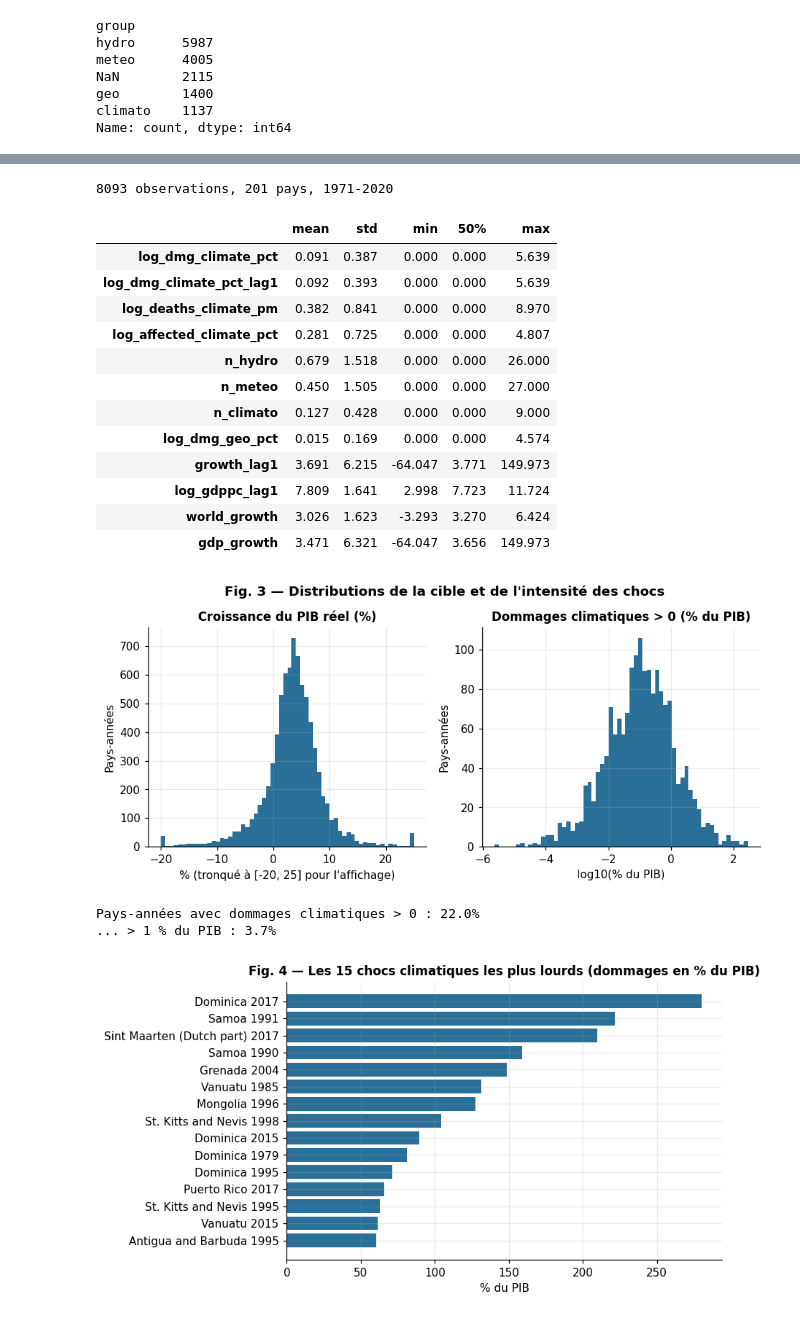
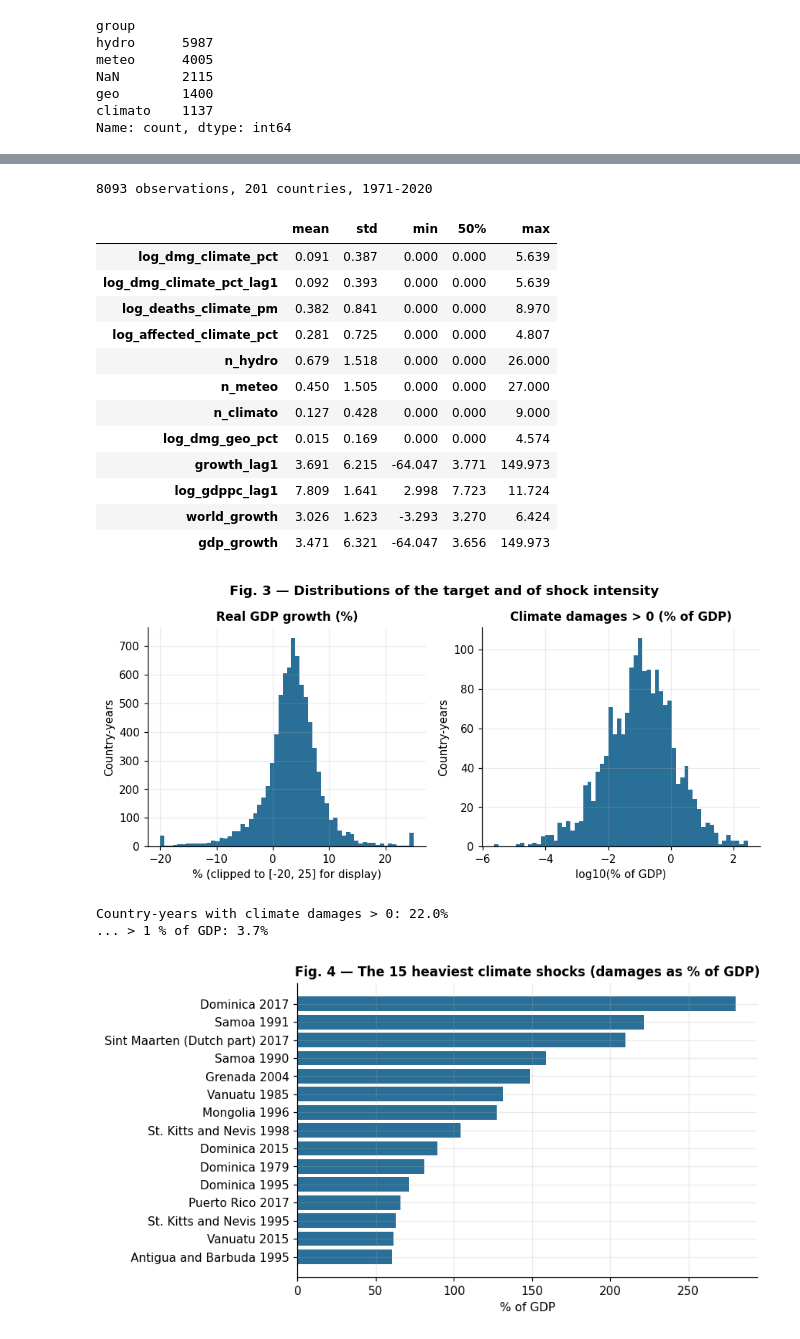
Before and after one commit to HenryFalko/final-project-math, a Jupyter notebook: notebooks/01_exploration_preparation.ipynb, the cells around one changed output, grey strips where cells are left out. Cells and saved outputs as stored; diff of their text form; code cells hidden in the pictures.

```diff
--- a/notebooks/01_exploration_preparation.ipynb
+++ b/notebooks/01_exploration_preparation.ipynb
@@ -103,10 +103,10 @@ Seules ~30-40 % des catastrophes ont un montant de dommages renseigné. **Traite
 panel = dp.build_panel()
 os.makedirs("../data/processed", exist_ok=True)
 panel.to_csv("../data/processed/panel.csv", index=False)
-print(f"{len(panel)} observations, {panel.ISO.nunique()} pays, {panel.year.min()}-{panel.year.max()}")
+print(f"{len(panel)} observations, {panel.ISO.nunique()} countries, {panel.year.min()}-{panel.year.max()}")
 panel[dp.FEATURES + [dp.TARGET]].describe().T[["mean", "std", "min", "50%", "max"]]
 # %% [output]
-8093 observations, 201 pays, 1971-2020
+8093 observations, 201 countries, 1971-2020
 |  | mean | std | min | 50% | max |
 | log_dmg_climate_pct | 0.091 | 0.387 | 0.000 | 0.000 | 5.639 |
 | log_dmg_climate_pct_lag1 | 0.092 | 0.393 | 0.000 | 0.000 | 5.639 |
@@ -123,24 +123,24 @@ panel[dp.FEATURES + [dp.TARGET]].describe().T[["mean", "std", "min", "50%", "max
 # %%
 fig, axes = plt.subplots(1, 2, figsize=(10, 3.6))
 axes[0].hist(panel.gdp_growth.clip(-20, 25), bins=60, color=C_SCRATCH)
-axes[0].set(title="Croissance du PIB réel (%)", xlabel="% (tronqué à [-20, 25] pour l'affichage)", ylabel="Pays-années")
+axes[0].set(title="Real GDP growth (%)", xlabel="% (clipped to [-20, 25] for display)", ylabel="Country-years")
 pos = panel.loc[panel.dmg_climate_pct > 0, "dmg_climate_pct"]
 axes[1].hist(np.log10(pos), bins=60, color=C_CLIMATE)
-axes[1].set(title="Dommages climatiques > 0 (% du PIB)", xlabel="log10(% du PIB)", ylabel="Pays-années")
-fig.suptitle("Fig. 3 — Distributions de la cible et de l'intensité des chocs", fontweight="bold", y=1.03)
+axes[1].set(title="Climate damages > 0 (% of GDP)", xlabel="log10(% of GDP)", ylabel="Country-years")
+fig.suptitle("Fig. 3 — Distributions of the target and of shock intensity", fontweight="bold", y=1.03)
 save(fig, "fig03_distributions.png"); plt.show()
-print(f"Pays-années avec dommages climatiques > 0 : {(panel.dmg_climate_pct > 0).mean():.1%}")
-print(f"... > 1 % du PIB : {(panel.dmg_climate_pct > 1).mean():.1%}")
+print(f"Country-years with climate damages > 0: {(panel.dmg_climate_pct > 0).mean():.1%}")
+print(f"... > 1 % of GDP: {(panel.dmg_climate_pct > 1).mean():.1%}")
 # %% [output]
-[figure, old version]
+[figure, new version]
-Pays-années avec dommages climatiques > 0 : 22.0%
-... > 1 % du PIB : 3.7%
+Country-years with climate damages > 0: 22.0%
+... > 1 % of GDP: 3.7%
 # %%
 top = panel.nlargest(15, "dmg_climate_pct")
 fig, ax = plt.subplots(figsize=(7, 4.5))
 ax.barh(top.country + " " + top.year.astype(str), top.dmg_climate_pct, color=C_CLIMATE)
 ax.invert_yaxis()
-ax.set(title="Fig. 4 — Les 15 chocs climatiques les plus lourds (dommages en % du PIB)", xlabel="% du PIB")
+ax.set(title="Fig. 4 — The 15 heaviest climate shocks (damages as % of GDP)", xlabel="% of GDP")
 save(fig, "fig04_top_shocks.png"); plt.show()
 # %% [output]
-[figure, old version]
+[figure, new version]
```
Also changed, not shown: parts of 25 cells of this notebook, 44 other files.
